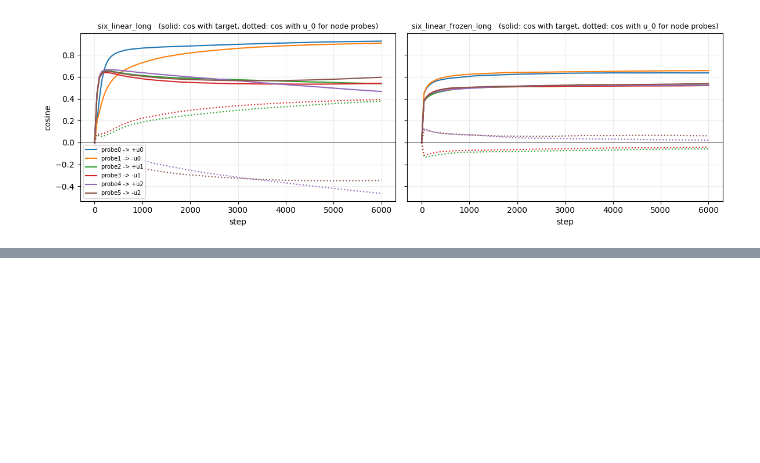
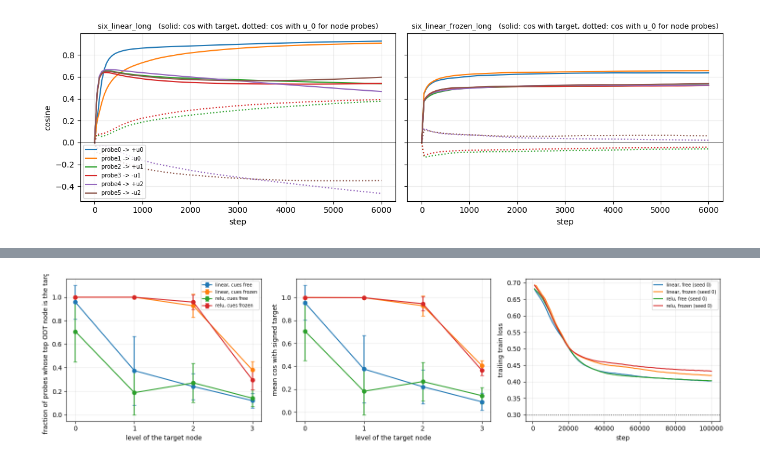
Before and after one commit to HarishGP/layer-lenses, a Jupyter notebook: notebooks/designed_init_u0.ipynb, the cells around one changed output, grey strips where cells are left out. Cells and saved outputs as stored; diff of their text form; code cells hidden in the pictures; blank space fills up the shorter version.

```diff
--- a/notebooks/designed_init_u0.ipynb
+++ b/notebooks/designed_init_u0.ipynb
@@ -403,0 +418,10 @@ fig.tight_layout(); plt.show()
+# %%
+H = Path("../results/designed_init/hierarchy")
+hs = pd.read_csv(H / "summary.csv")
+print(f"{len(hs)} runs; stopped by loss: {(hs.stopped_by == 'stop_loss').sum()}, by step cap: {(hs.stopped_by == 'max_steps').sum()}")
+cols_end = [f"on_target_L{l}_end" for l in range(4)] + [f"cos_target_L{l}_end" for l in range(4)]
+agg = hs.groupby(["cue_mode", "cues_frozen"]).agg(n=("tag", "size"), final_loss=("final_loss", "mean"), loss_10k=("loss_10k", "mean"), loss_30k=("loss_30k", "mean"),
+                                                   **{c: (c, "mean") for c in cols_end}, cues_coarse=("cues_coarse_top_end", "mean"), random_coarse=("random_coarse_aligned_end", "mean"))
+display(agg.round(3).T)
+print("spread across seeds of the level-1 on-target fraction at the end:")
+display(hs.groupby(["cue_mode", "cues_frozen"])["on_target_L1_end"].agg(["min", "median", "max"]).round(2))
@@ -403,0 +453,20 @@ fig.tight_layout(); plt.show()
+# %%
+fig, axes = plt.subplots(1, 3, figsize=(15, 3.8))
+for (cm, fz), g in hs.groupby(["cue_mode", "cues_frozen"]):
+    label = f"{cm}, cues {'frozen' if fz else 'free'}"
+    for lab, xs in [("10k", 10), ("30k", 30), ("end", 100)]:
+        pass
+    axes[0].errorbar(range(4), [g[f"on_target_L{l}_end"].mean() for l in range(4)], yerr=[g[f"on_target_L{l}_end"].std() for l in range(4)], marker="o", capsize=3, label=label)
+    axes[1].errorbar(range(4), [g[f"cos_target_L{l}_end"].mean() for l in range(4)], yerr=[g[f"cos_target_L{l}_end"].std() for l in range(4)], marker="o", capsize=3, label=label)
+axes[0].set_ylabel("fraction of probes whose top ODT node is the target"); axes[1].set_ylabel("mean cos with signed target")
+for ax in axes[:2]: ax.set_xlabel("level of the target node"); ax.set_xticks(range(4)); ax.grid(alpha=0.25)
+axes[0].legend(fontsize=7)
+# loss curves for seed 0 of each condition
+from layer_lenses.init_sweep import load_run
+for (cm, fz), g in hs.groupby(["cue_mode", "cues_frozen"]):
+    r = load_run(H / "runs" / f"{g.tag.iloc[0]}.npz")
+    axes[2].plot(r["snapshot_steps"], r["snapshot_loss"], label=f"{cm}, {'frozen' if fz else 'free'} (seed {g.design_seed.iloc[0]})")
+axes[2].axhline(0.3, color="k", ls=":", lw=1); axes[2].set_xlabel("step"); axes[2].set_ylabel("trailing train loss"); axes[2].grid(alpha=0.25); axes[2].legend(fontsize=7)
+fig.tight_layout(); plt.show()
+# %% [output]
+[figure, added]
```
Also changed, not shown: parts of 4 cells of this notebook, 56 other files.
